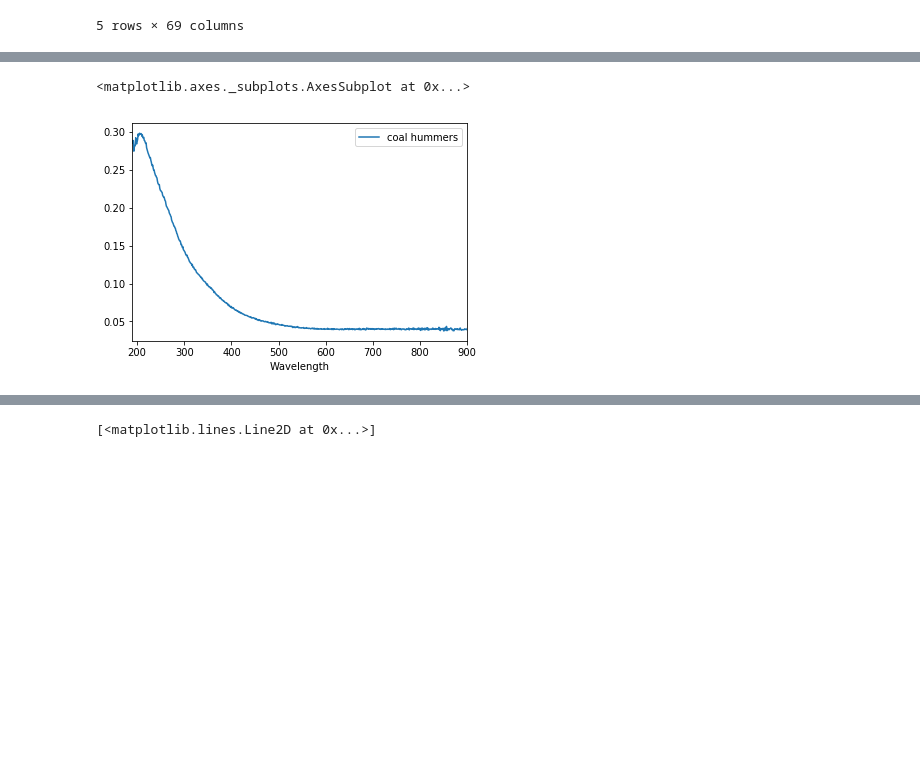
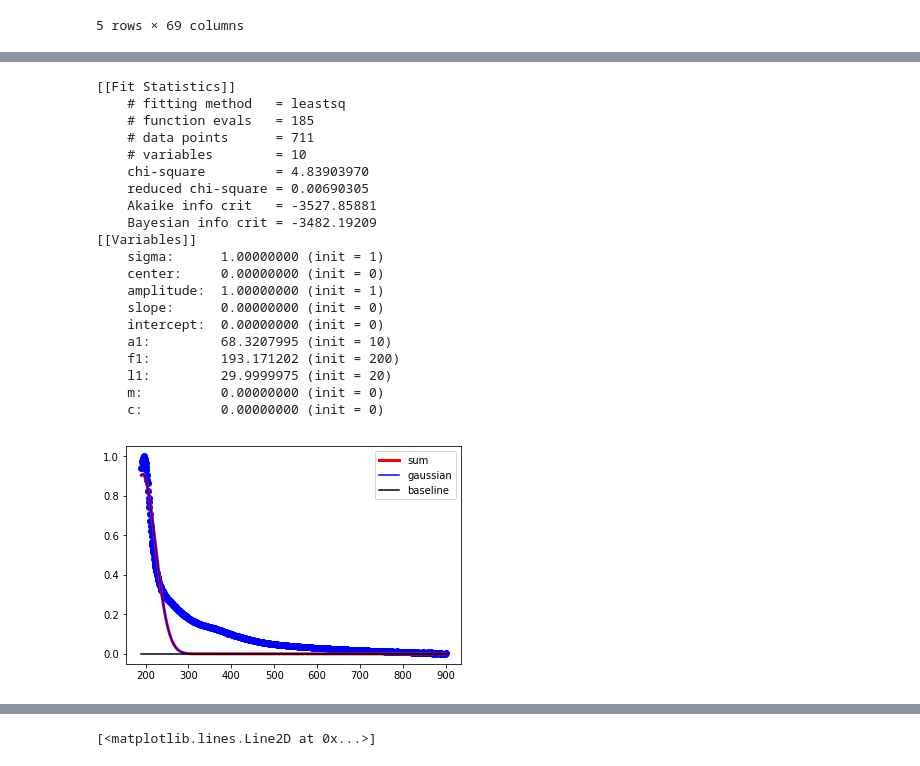
Before and after one commit to hududed/raman-analysis, a Jupyter notebook: nbs/UV_VIS-multiplot.ipynb, the cells around one changed output, grey strips where cells are left out. Saved outputs shown, nothing was run; the diff lists cells and outputs as text; code cells hidden in the pictures; blank space fills up the shorter version.

Commit message:
fit line+model

```diff
--- a/nbs/UV_VIS-multiplot.ipynb
+++ b/nbs/UV_VIS-multiplot.ipynb
@@ -118,5 +120,2 @@ from lmfit.models import LinearModel, Model
-# %%
-df.plot(x='Wavelength', y=['coal hummers'])
-# %% [output]
-<matplotlib.axes._subplots.AxesSubplot at 0x...>
-[figure, removed]
+# %%
+pars = Parameters()
@@ -122,0 +147,48 @@ df.plot(x='Wavelength', y=['coal hummers'])
+# %%
+x = dfs['Wavelength'].values
+y = dfs['coal oxidizer2_norm'].values
+
+#            (Name,  Value,  Vary,   Min,  Max,  Expr)
+pars.add_many(('a1',    10,   True,    0, None,  None),
+             ('f1',    200,   False,  190,  205,  None),
+             ('l1',     20,   True,    0,   30,  None),
+             ('m',       0,   True,   0,  None,  None),
+             ('c',       0,   True,   0,  None,  None))
+
+result = minimize(residual, pars, method = 'leastsq', args=(x, y))
+
+pars['f1'].vary = True
+result2 = minimize(residual, pars, method = 'leastsq', args=(x, y))
+
+yout, peak1,line1 = residual(result2.params,x)
+
+print(fit_report(result2))
+
+plt.plot(x, y, 'bo')
+plt.plot(x, yout, 'r-', label='coal oxidizer2', linewidth=3)
+plt.plot(x,peak1,'b-',label='gaussian')
+plt.plot(x,line1,'k-',label='baseline')
+plt.legend()
+plt.show()
+# %% [output]
+[[Fit Statistics]]
+    # fitting method   = leastsq
+    # function evals   = 185
+    # data points      = 711
+    # variables        = 10
+    chi-square         = 4.83903970
+    reduced chi-square = 0.00690305
+    Akaike info crit   = -3527.85881
+    Bayesian info crit = -3482.19209
+[[Variables]]
+    sigma:      1.00000000 (init = 1)
+    center:     0.00000000 (init = 0)
+    amplitude:  1.00000000 (init = 1)
+    slope:      0.00000000 (init = 0)
+    intercept:  0.00000000 (init = 0)
+    a1:         68.3207995 (init = 10)
+    f1:         193.171202 (init = 200)
+    l1:         29.9999975 (init = 20)
+    m:          0.00000000 (init = 0)
+    c:          0.00000000 (init = 0)
+[figure, added]
```
Also changed, not shown: parts of 10 cells of this notebook.
